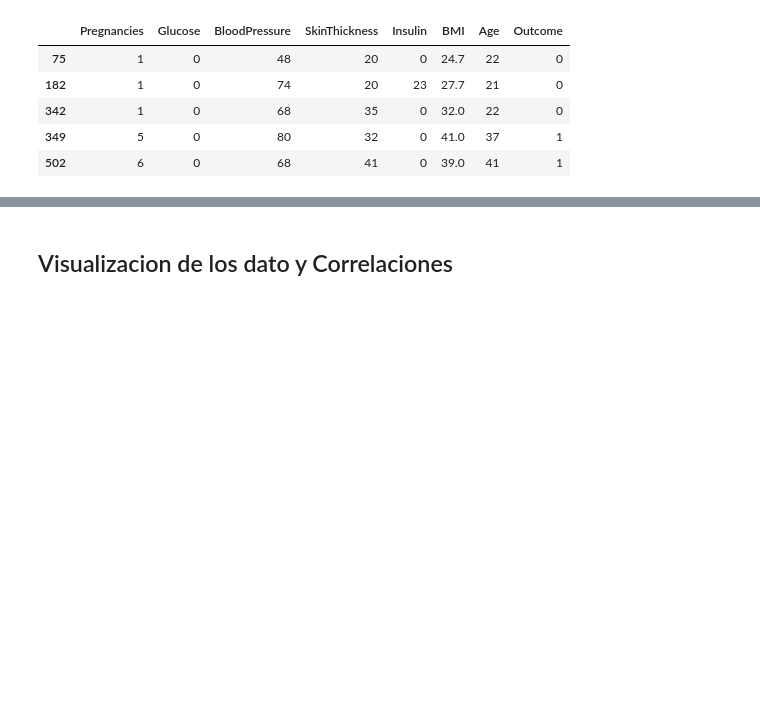
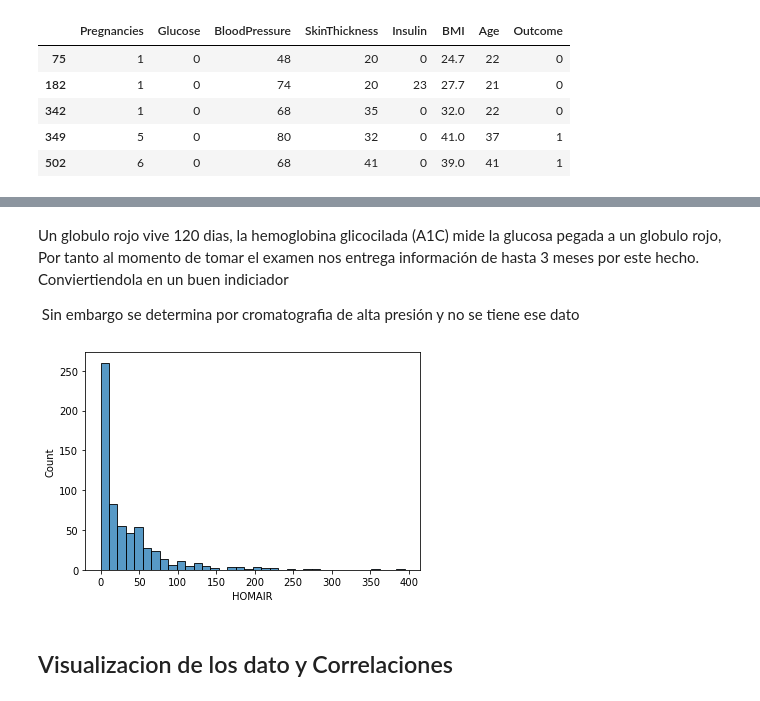
Before and after one commit to fbientrigo/machine-learning, a Jupyter notebook: Curso IA/Proyecto Final/diabetes_main.ipynb, the cells around one changed output, grey strips where cells are left out. Cells and saved outputs as stored; diff of their text form; code cells hidden in the pictures; blank space fills up the shorter version.

```diff
--- a/Curso IA/Proyecto Final/diabetes_main.ipynb
+++ b/Curso IA/Proyecto Final/diabetes_main.ipynb
@@ -68,5 +77,9 @@ data[data.Glucose< 10][:5]
 # asi que limpiamos:
 
 data.drop(data[data.BMI == 0].index, inplace=True)
+
+# la glucosa 0 indica que esta muerto, asi que son datos faulty
 data.drop(data[data.Glucose == 0].index, inplace=True)
-data.drop(data[data.Insulin == 0].index, inplace=True)
+
+# limpiamos la insulina faulty
+data.drop(data[(data['Insulin'] == 0) & (data['Outcome'] == 1)].index, inplace=True)
@@ -72,0 +106,15 @@ data.drop(data[data.Insulin == 0].index, inplace=True)
+# %% [markdown]
+Un globulo rojo vive 120 dias, la hemoglobina glicocilada (A1C) mide la glucosa pegada a un globulo rojo,
+Por tanto al momento de tomar el examen nos entrega información de hasta 3 meses por este hecho.
+Conviertiendola en un buen indiciador
+
+‌
+Sin embargo se determina por cromatografia de alta presión y no se tiene ese dato
+# %%
+# Agregando el indice a los datos
+data['HOMAIR'] = data['Glucose'] * data['Insulin'] / 405
+
+sns.histplot(data.HOMAIR)
+plt.show()
+# %% [output]
+[figure, added]
```
Also changed, not shown: parts of 40 cells of this notebook, 1 other file.
